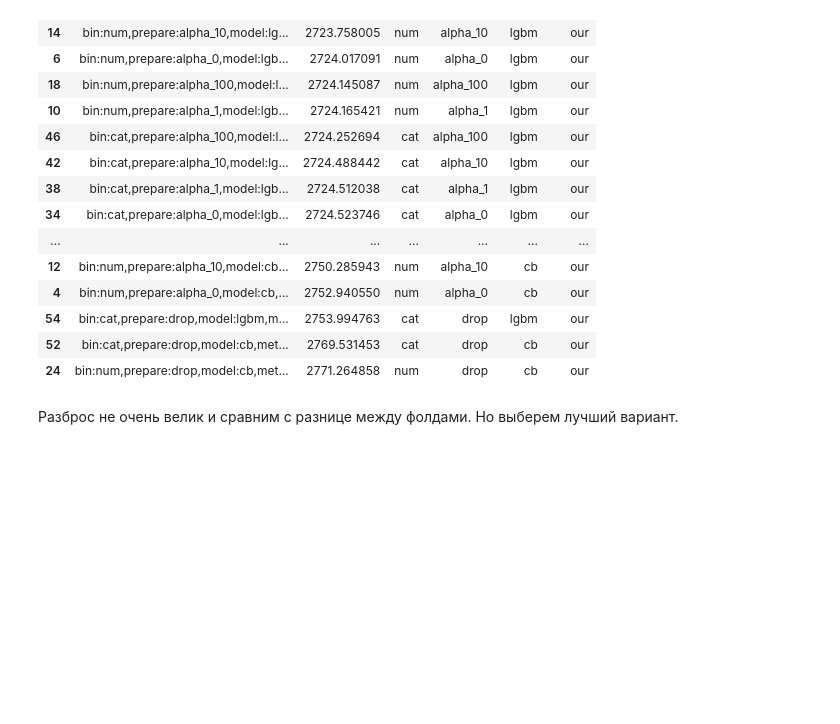
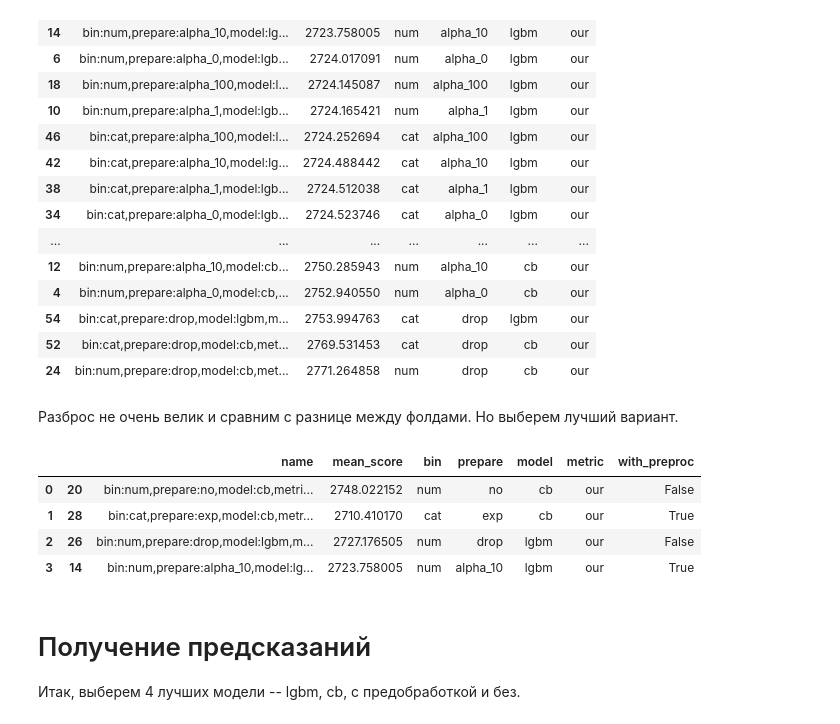
Before and after one commit to Udimus/sber_task, a Jupyter notebook: notebooks/Train_and_compare_models.ipynb, the cells around one changed output. Saved outputs shown, nothing was run; the diff lists cells and outputs as text; code cells hidden in the pictures; blank space fills up the shorter version.

```diff
--- a/notebooks/Train_and_compare_models.ipynb
+++ b/notebooks/Train_and_compare_models.ipynb
@@ -255,7 +258,7 @@ scores_mean_df.groupby(by='metric')['mean_score'].describe()
 # %% [markdown]
 Мы видим, что при использовании не нашей метрики при оптимизации (а MSE) всё совсем плохо (из-за тяжёлого хвоста).
 # %%
-scores_mean_best_df = scores_mean_df[scores_mean_df['metric']=='our']
+scores_mean_best_df = scores_mean_df[scores_mean_df['metric']=='our'].copy()
 # %% [markdown]
 #### Обработка бинарных признаков
 # %%
@@ -310,3 +313,21 @@ scores_mean_best_df.sort_values(by='mean_score', ascending=True)
 | 24 | bin:num,prepare:drop,model:cb,met... | 2771.264858 | num | drop | cb | our |
 # %% [markdown]
 Разброс не очень велик и сравним с разнице между фолдами. Но выберем лучший вариант.
+# %%
+scores_mean_best_df['with_preproc'] = scores_mean_best_df['prepare'].apply(lambda x: x not in ['no', 'drop'])
+# %%
+best_pipelines = (
+    scores_mean_best_df
+    .groupby(by=['model', 'with_preproc'], as_index=False)
+    .apply(lambda x: x.sort_values(by='mean_score').head(1)))
+# %%
+best_pipelines
+# %% [output]
+|  |  | name | mean_score | bin | prepare | model | metric | with_preproc |
+| 0 | 20 | bin:num,prepare:no,model:cb,metri... | 2748.022152 | num | no | cb | our | False |
+| 1 | 28 | bin:cat,prepare:exp,model:cb,metr... | 2710.410170 | cat | exp | cb | our | True |
+| 2 | 26 | bin:num,prepare:drop,model:lgbm,m... | 2727.176505 | num | drop | lgbm | our | False |
+| 3 | 14 | bin:num,prepare:alpha_10,model:lg... | 2723.758005 | num | alpha_10 | lgbm | our | True |
+# %% [markdown]
+# Получение предсказаний
+Итак, выберем 4 лучших модели -- lgbm, cb, с предобработкой и без.
```
Also changed, not shown: parts of 7 cells of this notebook, 6 other files.
